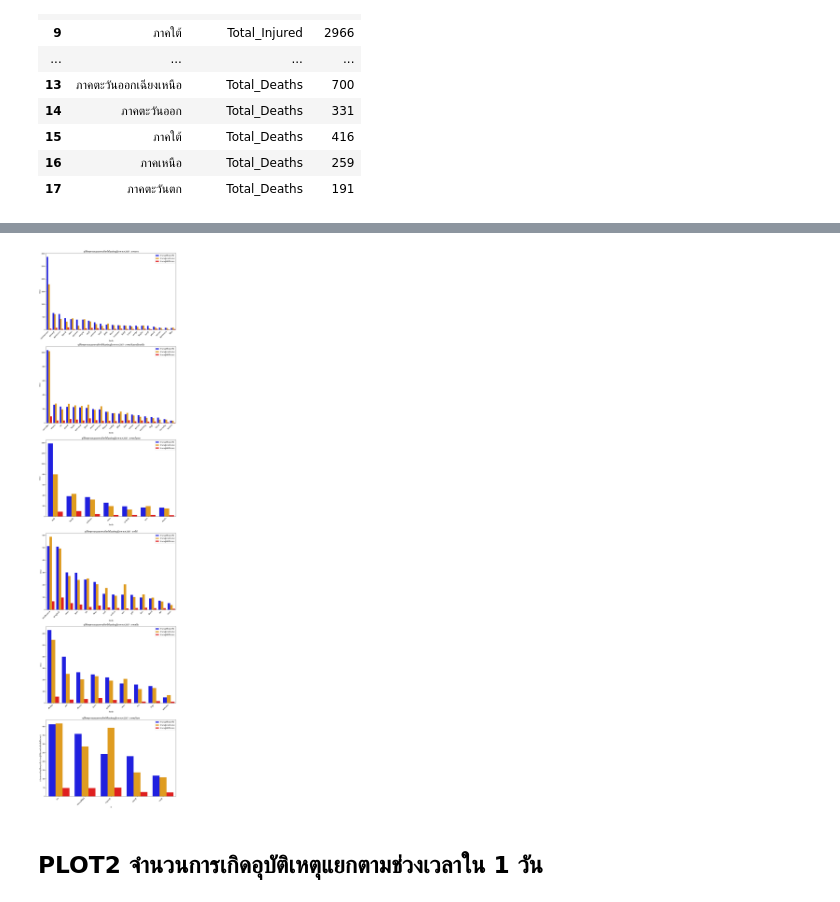
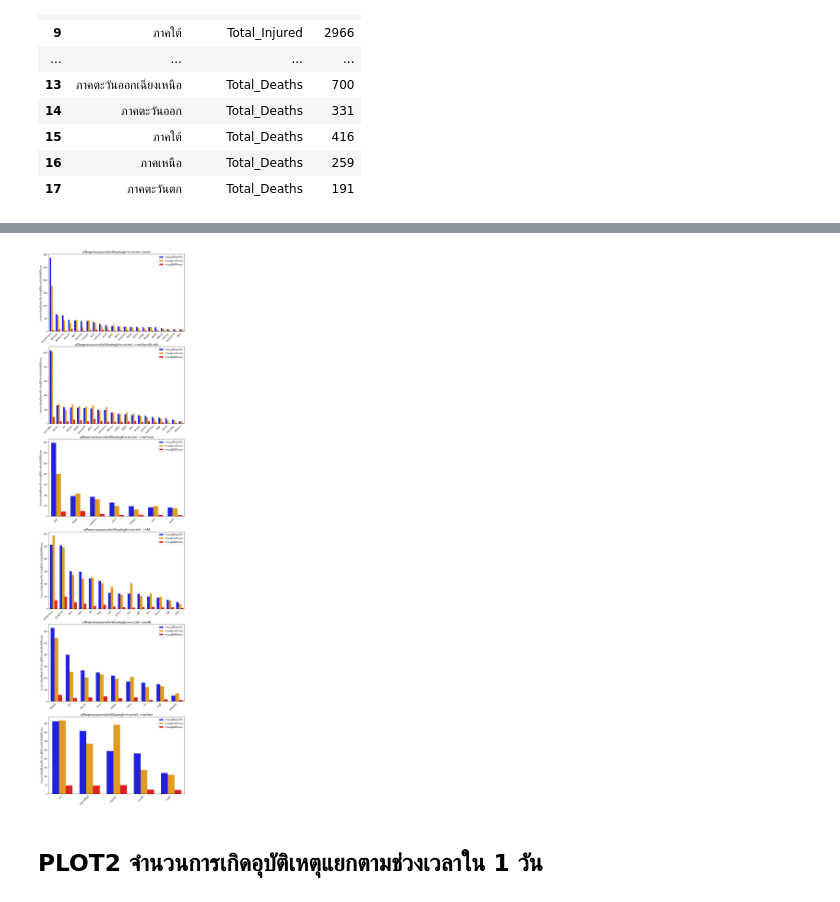
Before and after one commit to Garfield-Peerapol/traffic-accidents-analysis-2024, a Jupyter notebook: traffic_accidents_analysis_2024.ipynb, the cells around one changed output, grey strips where cells are left out. Saved outputs shown, nothing was run; the diff lists cells and outputs as text; code cells hidden in the pictures.

```diff
--- a/traffic_accidents_analysis_2024.ipynb
+++ b/traffic_accidents_analysis_2024.ipynb
@@ -201,40 +201,42 @@ for i, region in enumerate(regions):
     t2_region_accident = region_data.groupby('จังหวัด').agg(
         ACC_CODE_Count=('ACC_CODE', 'count'),
         Total_Injured=('รวมจำนวนผู้บาดเจ็บ', 'sum'),
         Total_Deaths=('จำนวนผู้เสียชีวิต', 'sum')
     )
 
     # Sort by ACC_CODE_Count in descending order
     t2_region_accident = t2_region_accident.sort_values(by='ACC_CODE_Count', ascending=False)
 
     # Reset index to make 'จังหวัด' a column
     t2_region_accident = t2_region_accident.reset_index()
 
     # Melt the DataFrame for easier plotting with Seaborn
     melted_data = pd.melt(t2_region_accident, id_vars=['จังหวัด'],
                           value_vars=['ACC_CODE_Count', 'Total_Injured', 'Total_Deaths'],
                           var_name='Category', value_name='Value')
 
     melted_data['Category'] = melted_data['Category'].replace({
     'ACC_CODE_Count': 'จำนวนอุบัติเหตุ (ครั้ง)',
     'Total_Injured': 'จำนวนผู้บาดเจ็บ (คน)',
     'Total_Deaths': 'จำนวนผู้เสียชีวิต (คน)'
     })
+
+
+
     # Create the bar plot using Seaborn
     a=sns.barplot(x='จังหวัด', y='Value', hue='Category', data=melted_data, ax=axes[i],palette={'จำนวนอุบัติเหตุ (ครั้ง)': 'blue',
-                              'จำนวนผู้บาดเจ็บ (คน)': 'orange',
-                              'จำนวนผู้เสียชีวิต (คน)': 'red'}).legend(title=None)
+                                'จำนวนผู้บาดเจ็บ (คน)': 'orange',
+                                'จำนวนผู้เสียชีวิต (คน)': 'red'},width=0.75).legend(title=None)
 
     axes[i].set_title(f'อุบัติเหตุทางถนนแยกตามจังหวัดในแต่ละภูมิภาค พ.ศ.2567 - {region}')  # Set title for each subplot
     axes[i].set_xticklabels(axes[i].get_xticklabels(), rotation=45, ha='right')  # Rotate x-axis labels
-    plt.xlabel([])
-    plt.ylabel(['จำนวนการเกิดอุบัติเหตุ (ครั้ง) /จำนวผู้ได้รับบาดเจ็บหรือเสียชีวิต (คน)'])
+    axes[i].set_xlabel('')
+    axes[i].set_ylabel('จำนวนการเกิดอุบัติเหตุ (ครั้ง) /จำนวผู้ได้รับบาดเจ็บหรือเสียชีวิต (คน)')
 
-
-plt.tight_layout()
+#plt.tight_layout()
 plt.show()
 # %% [output]
-[figure, old version]
+[figure, new version]
 # %% [markdown]
 ## **PLOT2 จำนวนการเกิดอุบัติเหตุแยกตามช่วงเวลาใน 1 วัน**
 # %%
```
Also changed, not shown: parts of 1 cell of this notebook.
